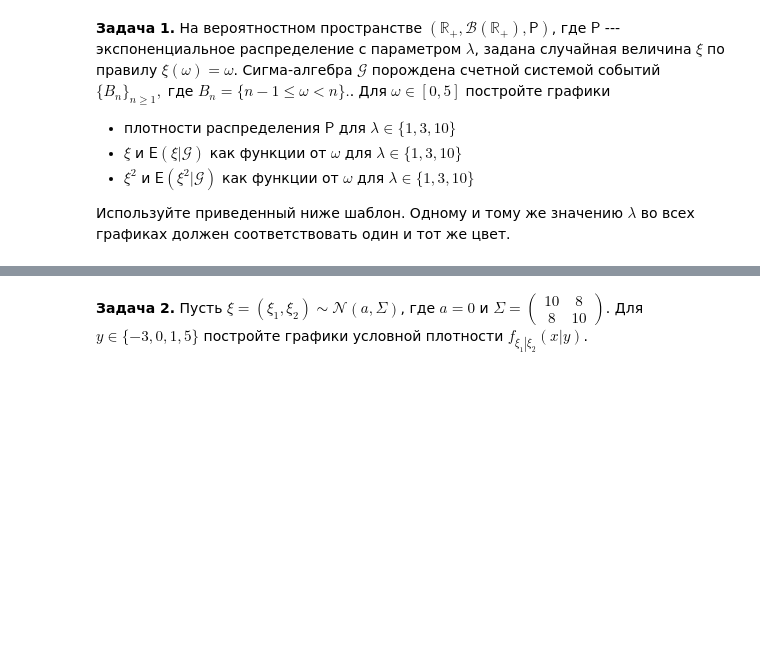
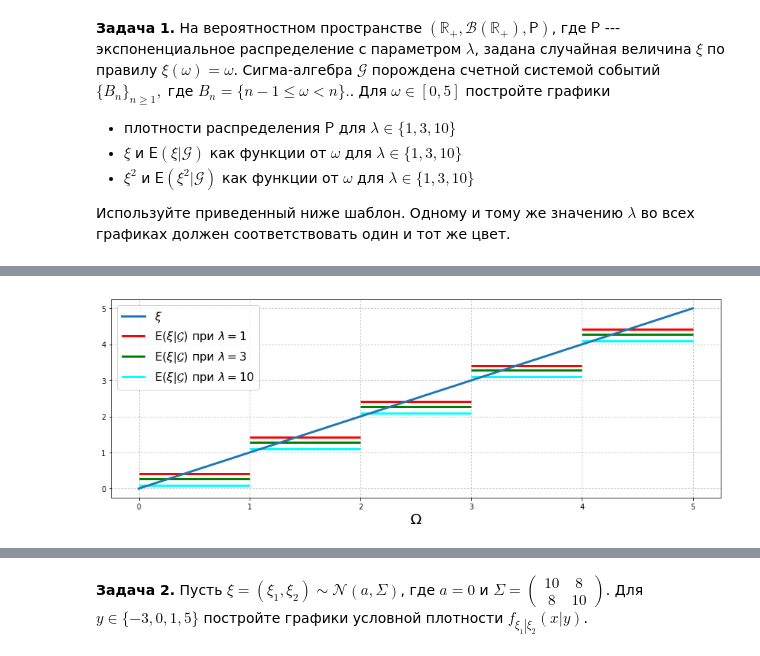
Before and after one commit to heorhii-bolotov/MIPT-Statistics, a Jupyter notebook: 3/3.30.ipynb, the cells around one changed output, grey strips where cells are left out. Cells and saved outputs as stored; diff of their text form; code cells hidden in the pictures; blank space fills up the shorter version.

```diff
--- a/3/3.30.ipynb
+++ b/3/3.30.ipynb
@@ -52,0 +46,28 @@ plt.grid(ls=':')
+# %%
+def draw(function, xi_label):
+    grid = np.linspace(0, 5, 1000)
+    plt.figure(figsize=(15, 5))
+    plt.plot(grid, [function(x) for x in grid], lw=3, label='${}$'.format(xi_label))
+    for λ, color in [(1, 'red'), (3, 'green'), (10, 'cyan')]:
+        distribution = sps.expon(scale=1 / λ)
+        # [0, 5) = [0, 1) ⨆ ... ⨆ [4, 5)
+        # D_i := [i, i + 1)
+        for i in range(5):  # события из сигма-алгебры
+            # E(ξI_{D_i})
+            expect = distribution.expect(function, lb=i, ub=i + 1)
+
+            # P(D_i)
+            p_d_i = distribution.expect(lambda x: 1, lb=i, ub=i + 1)
+            # вот так не хватает точности:
+            # p_d_i = distribution.cdf(i + 1) - distribution.cdf(i)
+
+            plt.hlines(expect / p_d_i, i, i + 1, color=color, lw=3, label=('$\\mathsf{{E}}({}|\\mathcal{{G}})$ при $\\lambda = {}$'.format(xi_label, λ) if i == 0 else ''))
+        plt.xlabel('$\\Omega$', fontsize=20)
+        plt.legend(fontsize=16)
+        plt.grid(ls=':')
+    plt.show()
+# %%
+# График 2
+draw(lambda x: x, '\\xi')
+# %% [output]
+[figure, added]
```
Also changed, not shown: parts of 6 cells of this notebook.
